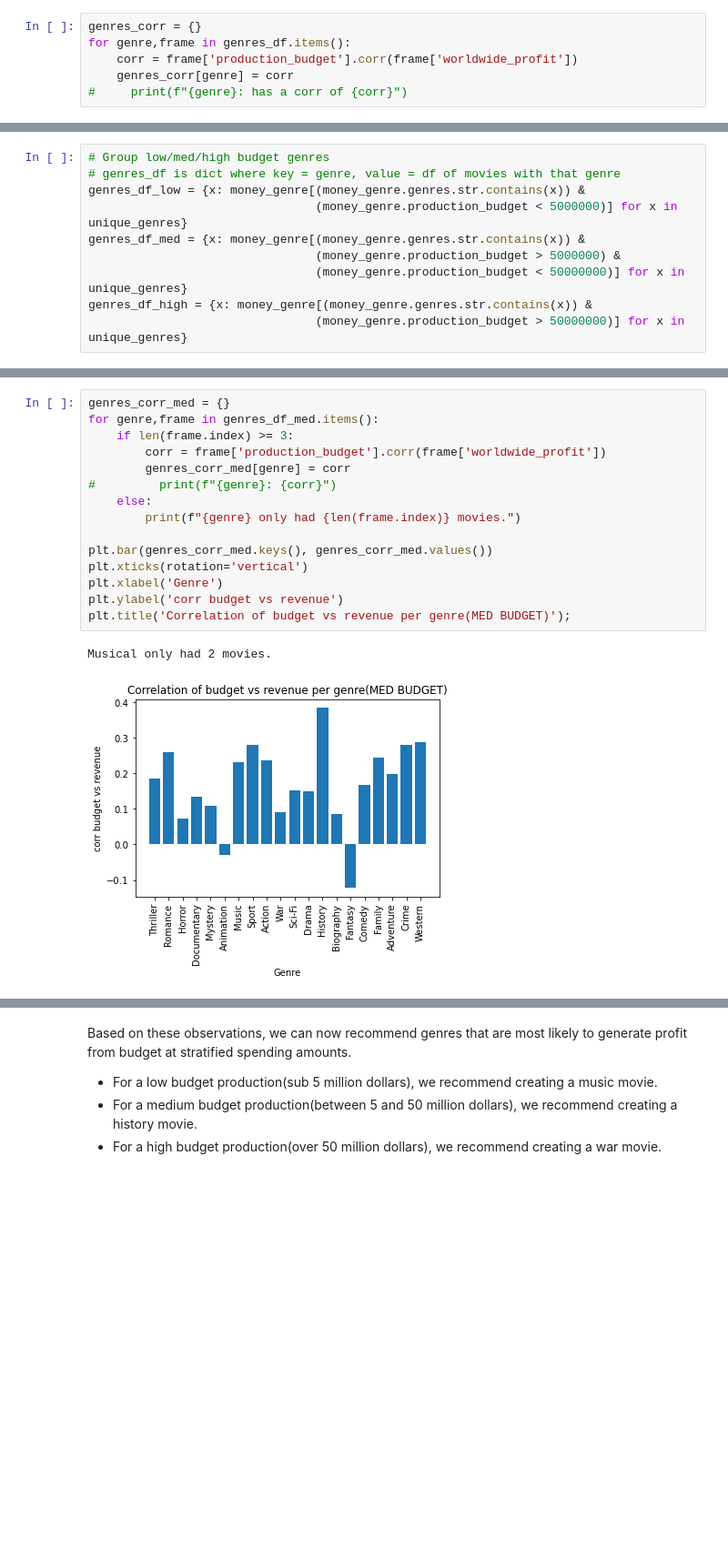
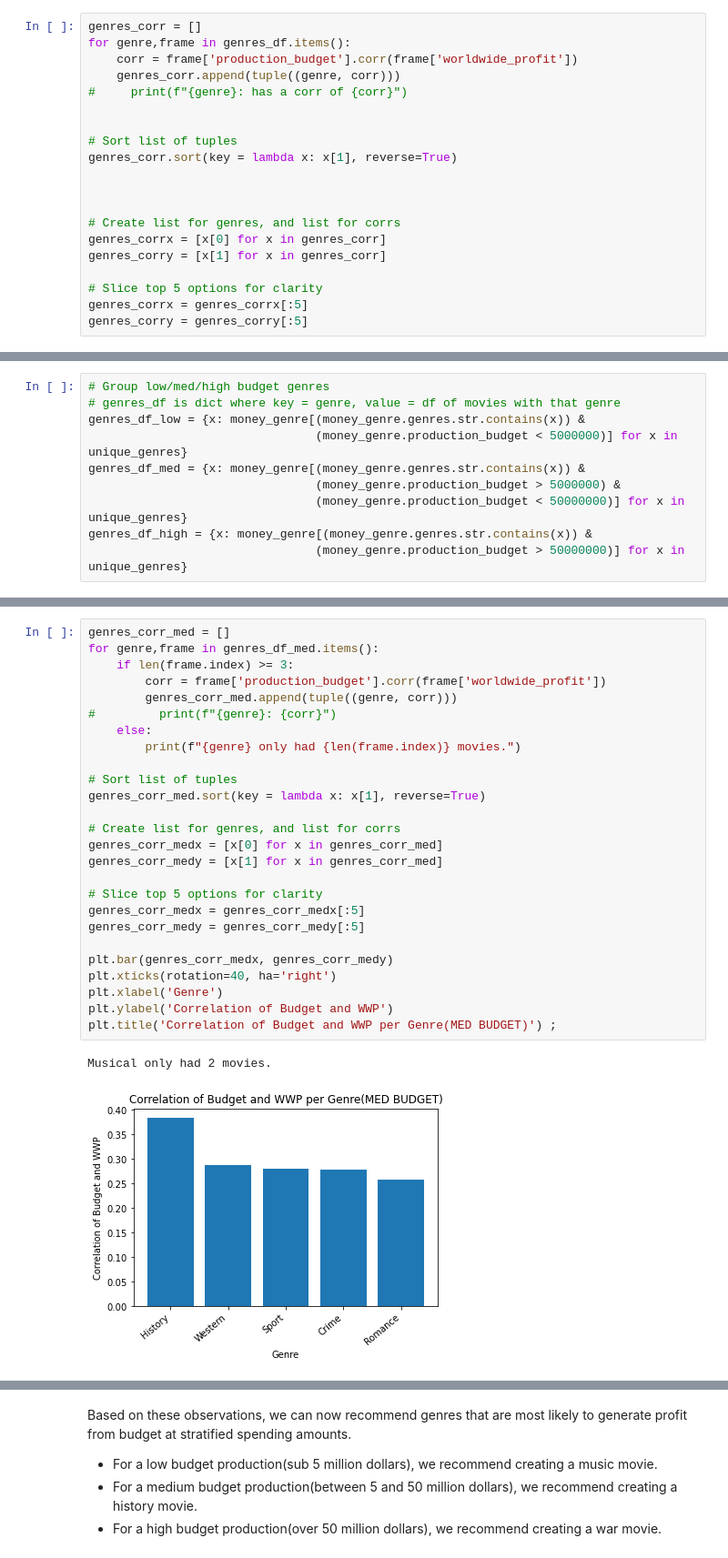
Before and after one commit to mitchallison2/Microsoft-Movie-Project, a Jupyter notebook: Genre vs charts.ipynb, the cells around one changed output, grey strips where cells are left out. Shown: that part at 91% size. Cells and saved outputs as stored; diff of their text form; blank space fills up the shorter version.

```diff
--- a/Genre vs charts.ipynb
+++ b/Genre vs charts.ipynb
@@ -136,9 +131,23 @@ I'd like to dig more into each genre, and each production cost bucket(low/med/hi
 #### Find corr of production cost vs revenue for each genre
 - Note: outliers are not excluded
 # %%
-genres_corr = {}
+genres_corr = []
 for genre,frame in genres_df.items():
     corr = frame['production_budget'].corr(frame['worldwide_profit'])
-    genres_corr[genre] = corr
+    genres_corr.append(tuple((genre, corr)))
 #     print(f"{genre}: has a corr of {corr}")
+
+
+# Sort list of tuples
+genres_corr.sort(key = lambda x: x[1], reverse=True)
+
+
+
+# Create list for genres, and list for corrs
+genres_corrx = [x[0] for x in genres_corr]
+genres_corry = [x[1] for x in genres_corr]
+
+# Slice top 5 options for clarity
+genres_corrx = genres_corrx[:5]
+genres_corry = genres_corry[:5]
 # %%
@@ -203,18 +242,29 @@ Western only had 2 movies.
 # %%
-genres_corr_med = {}
+genres_corr_med = []
 for genre,frame in genres_df_med.items():
     if len(frame.index) >= 3:
         corr = frame['production_budget'].corr(frame['worldwide_profit'])
-        genres_corr_med[genre] = corr
+        genres_corr_med.append(tuple((genre, corr)))
 #         print(f"{genre}: {corr}")
     else:
         print(f"{genre} only had {len(frame.index)} movies.")
 
-plt.bar(genres_corr_med.keys(), genres_corr_med.values())
-plt.xticks(rotation='vertical')
+# Sort list of tuples
+genres_corr_med.sort(key = lambda x: x[1], reverse=True)
+
+# Create list for genres, and list for corrs
+genres_corr_medx = [x[0] for x in genres_corr_med]
+genres_corr_medy = [x[1] for x in genres_corr_med]
+
+# Slice top 5 options for clarity
+genres_corr_medx = genres_corr_medx[:5]
+genres_corr_medy = genres_corr_medy[:5]
+
+plt.bar(genres_corr_medx, genres_corr_medy)
+plt.xticks(rotation=40, ha='right')
 plt.xlabel('Genre')
-plt.ylabel('corr budget vs revenue')
-plt.title('Correlation of budget vs revenue per genre(MED BUDGET)');
+plt.ylabel('Correlation of Budget and WWP')
+plt.title('Correlation of Budget and WWP per Genre(MED BUDGET)') ;
 # %% [output]
 Musical only had 2 movies.
-[figure, old version]
+[figure, new version]
```
Also changed, not shown: parts of 15 cells of this notebook.
